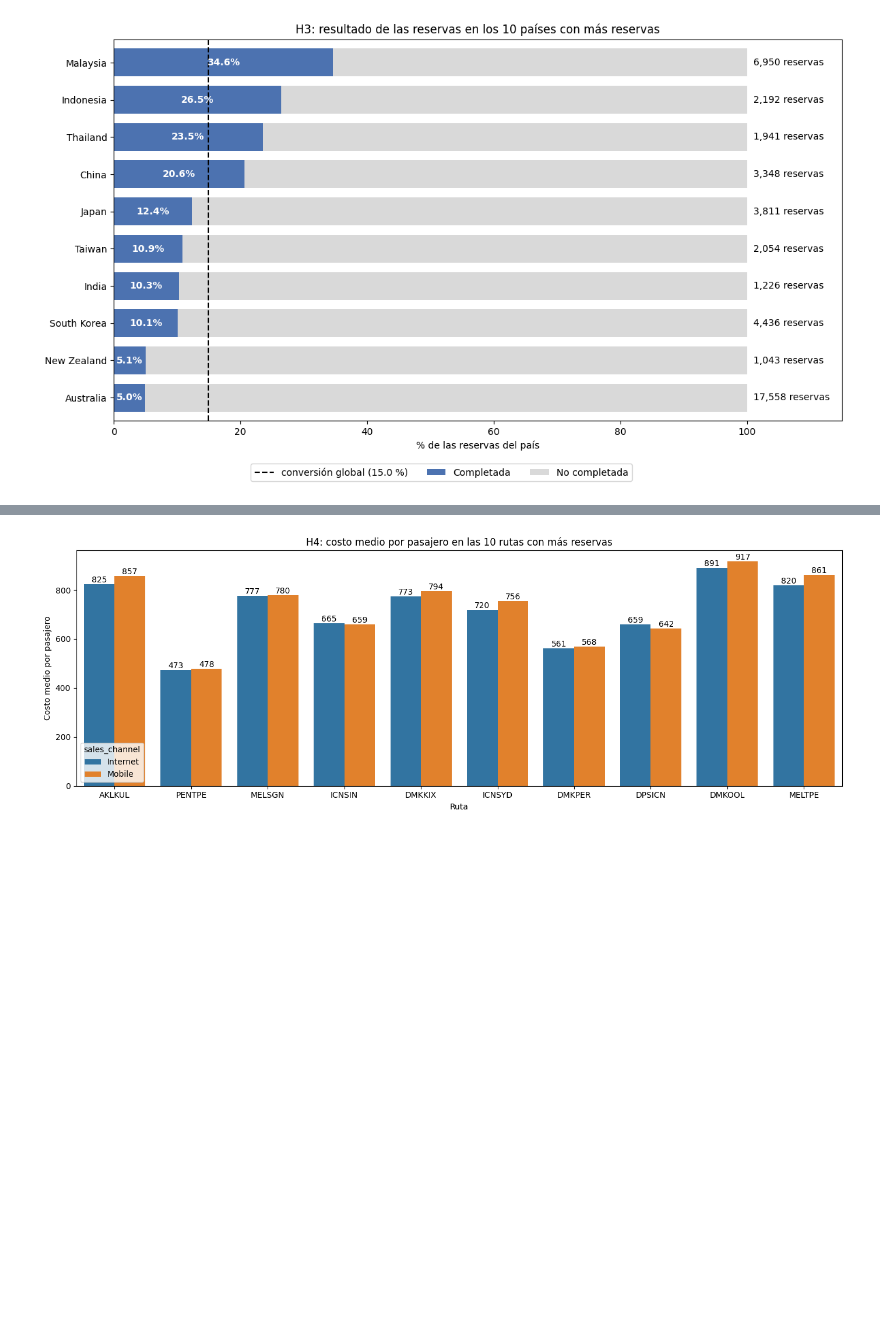
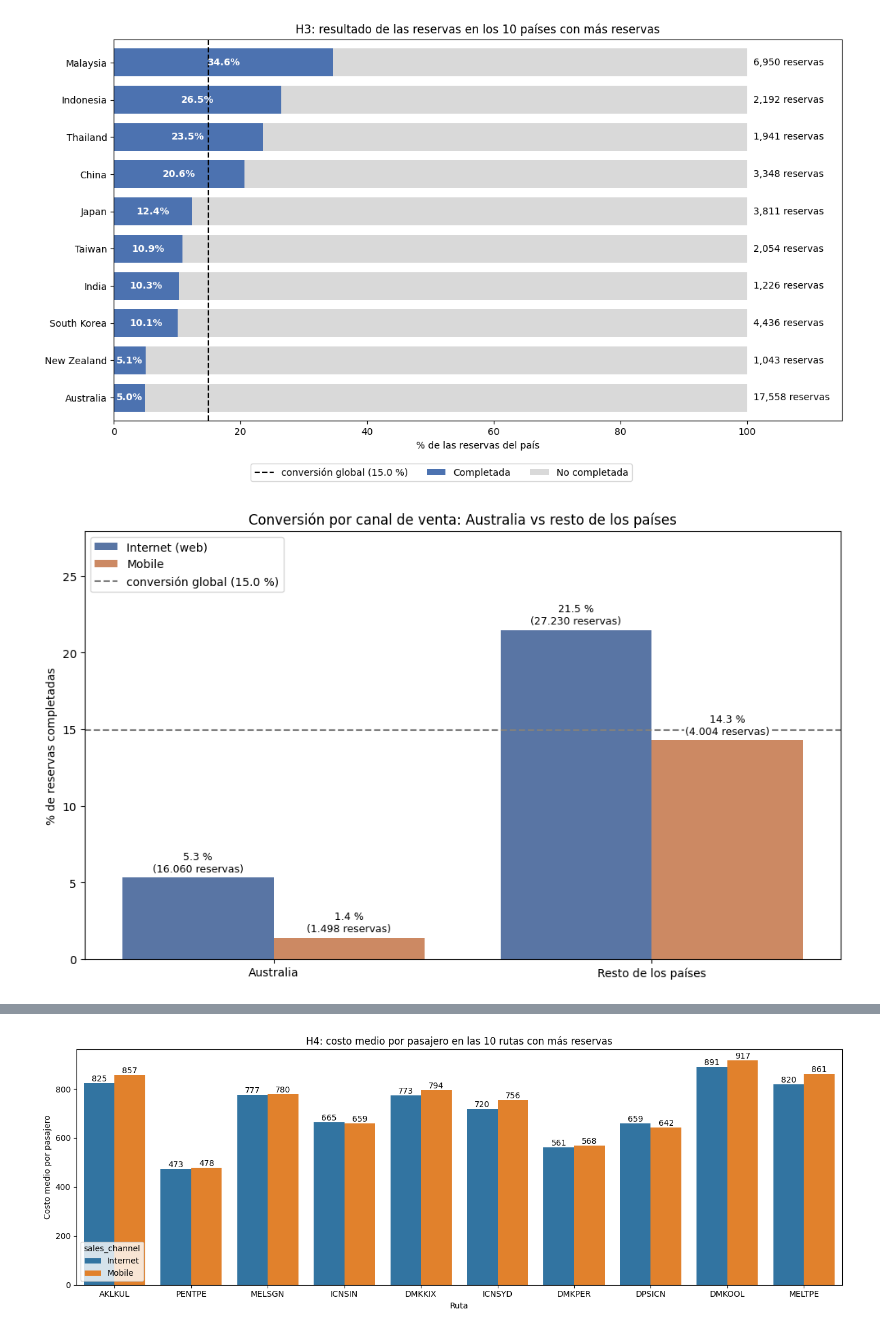
Before and after one commit to federicopintosr/diplomatura-tp-1, a Jupyter notebook: tp1/tp1.ipynb, the cells around one changed output, grey strips where cells are left out. Drawn from its saved outputs; the diff is of its cells as text; code cells hidden in the pictures; blank space fills up the shorter version.

```diff
--- a/tp1/tp1.ipynb
+++ b/tp1/tp1.ipynb
@@ -811,6 +811,36 @@ plt.tight_layout()
 plt.show()
 # %% [output]
 [figure]
+# %%
+# Conversión por canal (Mobile vs Internet), Australia contra el resto de los países
+datos_canal = df[df['booking_origin'].notna()].copy()
+datos_canal['mercado'] = np.where(datos_canal['booking_origin'] == 'Australia', 'Australia', 'Resto de los países')
+conv_canal = (datos_canal.groupby(['mercado', 'sales_channel'], observed=True)['booking_complete']
+                         .agg(reservas='size', conversion='mean').reset_index())
+conv_canal['conversion'] *= 100
+conv_canal['sales_channel'] = conv_canal['sales_channel'].astype(str).replace({'Internet': 'Internet (web)'})
+
+plt.figure(figsize=(10, 6))
+ax = sns.barplot(data=conv_canal, x='mercado', y='conversion', hue='sales_channel',
+                 order=['Australia', 'Resto de los países'], hue_order=['Internet (web)', 'Mobile'],
+                 palette=['#4c72b0', '#dd8452'])
+# Etiqueta de cada barra: % de conversión y cantidad de reservas
+for barras, canal in zip(ax.containers, ['Internet (web)', 'Mobile']):
+    filas = conv_canal[conv_canal['sales_channel'] == canal].set_index('mercado').loc[['Australia', 'Resto de los países']]
+    etiquetas = [f"{c:.1f} %\n({n:,} reservas)".replace(',', '.') for c, n in zip(filas['conversion'], filas['reservas'])]
+    ax.bar_label(barras, labels=etiquetas, padding=3, fontsize=9,
+                 bbox={'facecolor': 'white', 'edgecolor': 'none', 'pad': 1})
+ax.axhline(df['booking_complete'].mean() * 100, color='gray', linestyle='--',
+           label=f"conversión global ({df['booking_complete'].mean() * 100:.1f} %)")
+ax.set_ylim(0, conv_canal['conversion'].max() * 1.3)
+ax.set_title('Conversión por canal de venta: Australia vs resto de los países')
+ax.set_xlabel('')
+ax.set_ylabel('% de reservas completadas')
+ax.legend(title='', loc='upper left')
+plt.tight_layout()
+plt.show()
+# %% [output]
+[figure, added]
 # %% [markdown]
 
 - **H3 — se cumple con claridad.** Malasia convierte **34,5 %** y Australia **5 %**. Australia concentra
```
Also changed, not shown: parts of 7 cells of this notebook, 1 other file.
